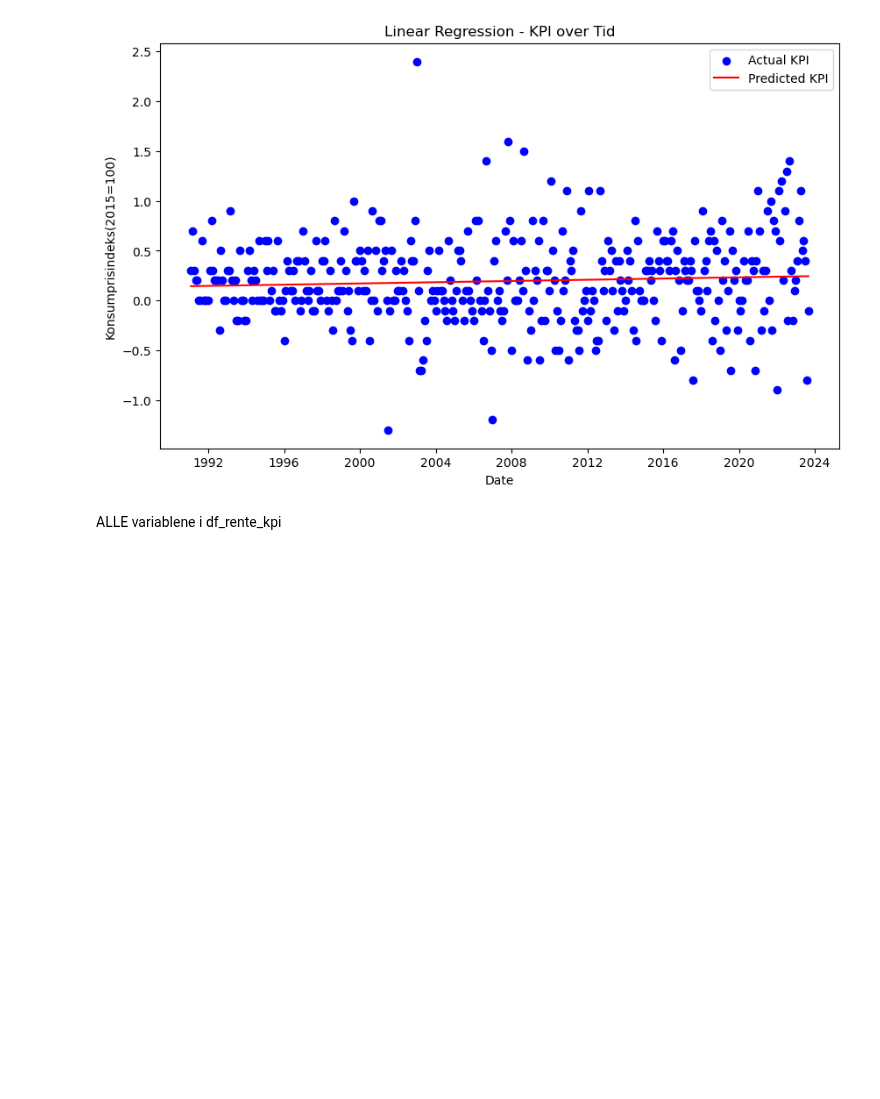
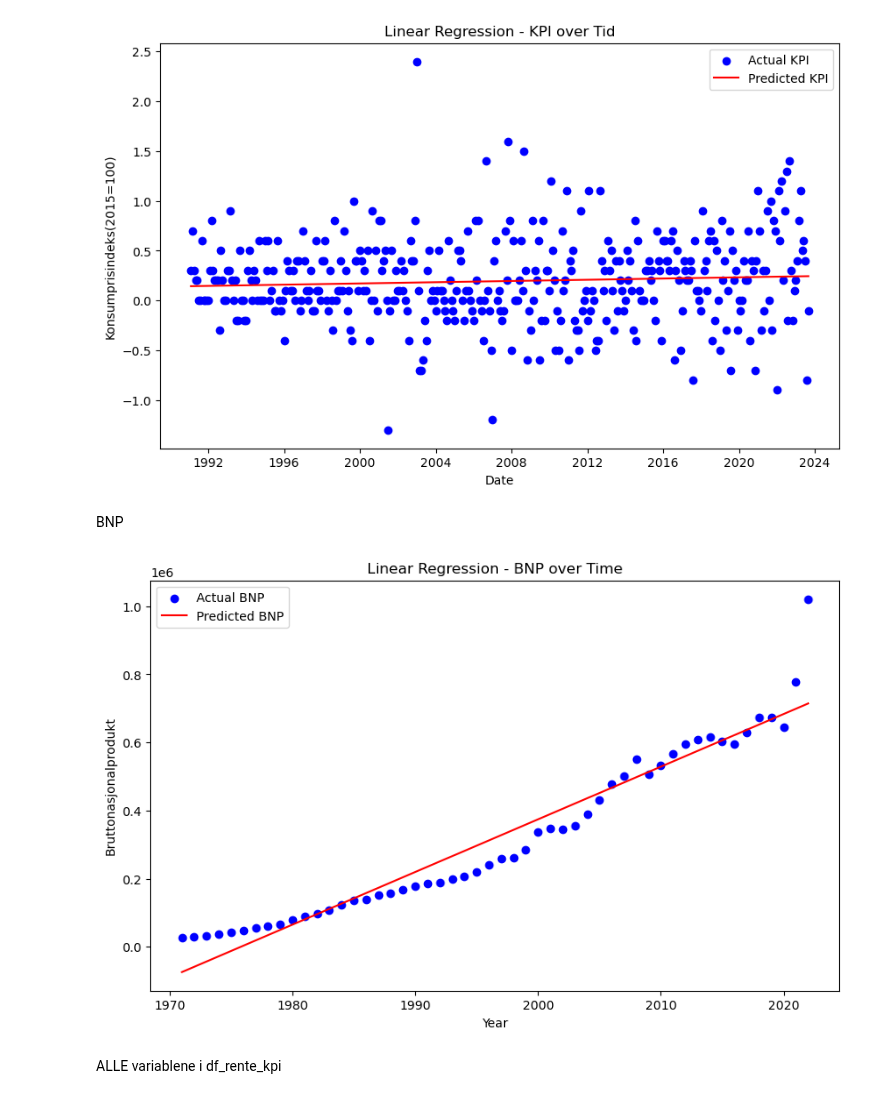
Before and after one commit to 591118/ProsjektADAH2023, a Jupyter notebook: prosjekt501.ipynb, the cells around one changed output. Saved outputs shown, nothing was run; the diff lists cells and outputs as text; code cells hidden in the pictures; blank space fills up the shorter version.

```diff
--- a/prosjekt501.ipynb
+++ b/prosjekt501.ipynb
@@ -21,6 +21,7 @@ from scipy.integrate import odeint
 # %%
 df = pd.read_excel('Siste.xlsx')
 df_rente_kpi = pd.read_excel('siste_rente_kpi.xlsx')
+bnp = pd.read_excel('BNP.xlsx')
 # %% [markdown]
 Oppdeling av filen i df
 # %%
@@ -348,6 +349,29 @@ Try using .loc[row_indexer,col_indexer] = value instead
 See the caveats in the documentation: https://pandas.pydata.org/pandas-docs/stable/user_guide/indexing.html#returning-a-view-versus-a-copy
   kpi['Dato_numeric'] = (kpi['Dato'] - kpi['Dato'].min()).dt.days
 [figure]
+# %% [markdown]
+BNP
+# %%
+# Linear Regression
+X_bnp = bnp[['År']]
+y_bnp = bnp['Bruttonasjonalprodukt']
+
+model_bnp_r = LinearRegression()
+model_bnp_r.fit(X_bnp, y_bnp)
+
+predictions_bnp = model_bnp_r.predict(X_bnp)
+
+# Plotting
+plt.figure(figsize=(10, 6))
+plt.scatter(bnp['År'], y_bnp, color='blue', label='Actual BNP')
+plt.plot(bnp['År'], predictions_bnp, color='red', label='Predicted BNP')
+plt.xlabel('Year')
+plt.ylabel('Bruttonasjonalprodukt')
+plt.title('Linear Regression - BNP over Time')
+plt.legend()
+plt.show()
+# %% [output]
+[figure, added]
 # %% [markdown]
 ALLE variablene i df_rente_kpi
 # %%
```
Also changed, not shown: parts of 3 cells of this notebook, 3 other files.
